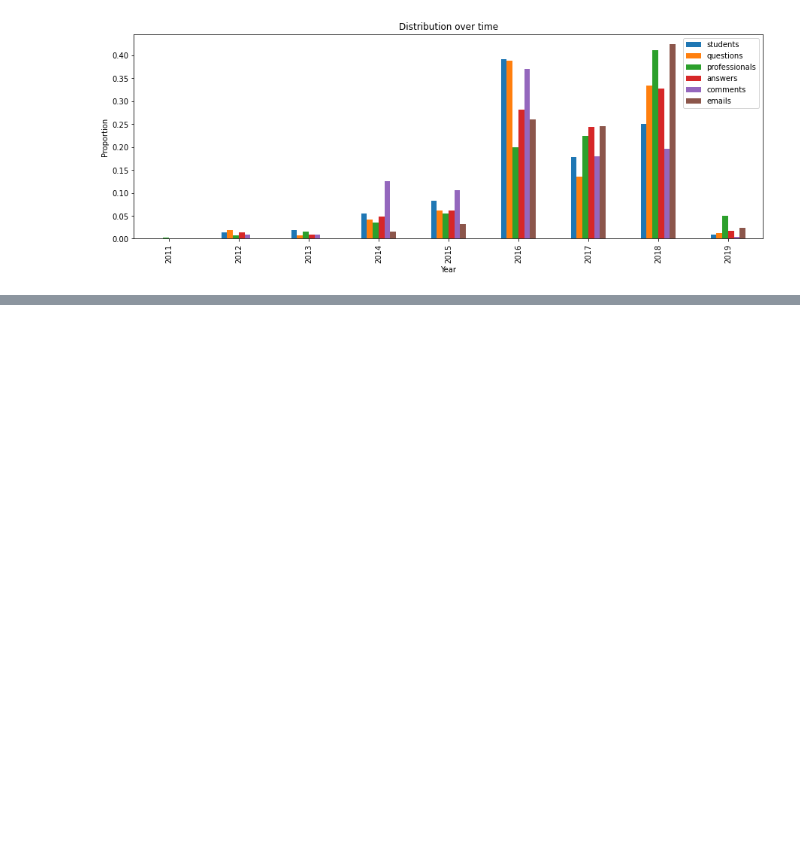
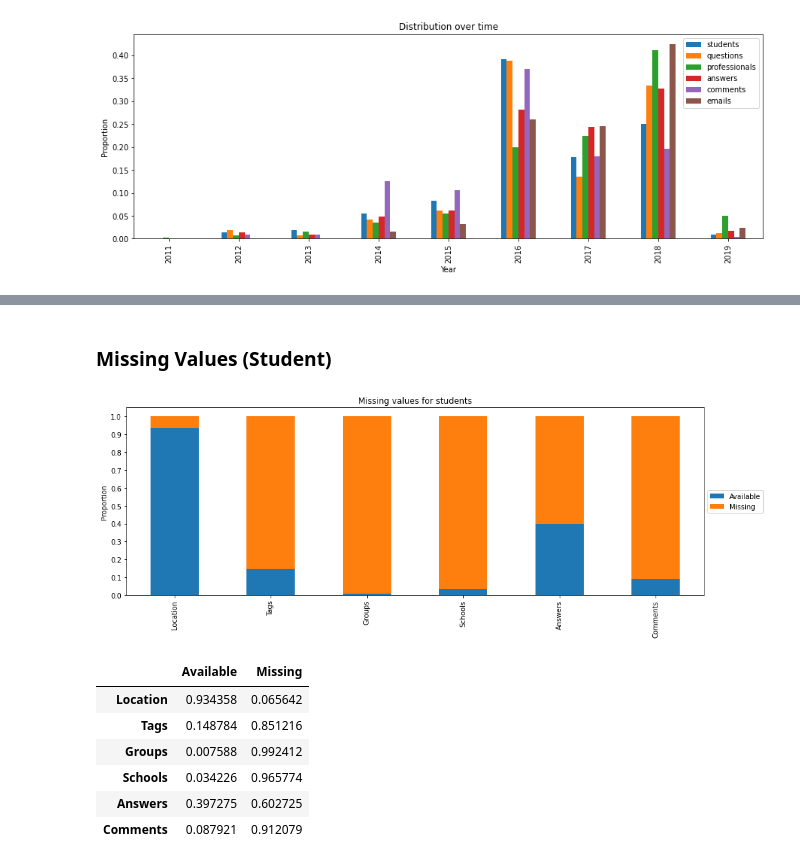
Before and after one commit to sayalidzambre/Learning, a Jupyter notebook: ML/Recommender/Recommender_System.ipynb, the cells around one changed output, grey strips where cells are left out. Cells and saved outputs as stored; diff of their text form; code cells hidden in the pictures; blank space fills up the shorter version.

```diff
--- a/ML/Recommender/Recommender_System.ipynb
+++ b/ML/Recommender/Recommender_System.ipynb
@@ -388,0 +458,45 @@ If we see after 2016 only data
+# %% [markdown]
+### Missing Values (Student)
+# %%
+temp = students[['students_location']].fillna('Missing')
+temp = temp.applymap(lambda x: x if x == 'Missing' else 'Available')
+plt_students_location = temp.groupby('students_location').size()/len(temp.index)
+
+plt_students_tags = tag_users['tag_users_user_id'].unique()
+plt_students_tags = students['students_id'].apply(lambda x: 'Available' if x in plt_students_tags else 'Missing').rename('students_tags')
+plt_students_tags = plt_students_tags.groupby(plt_students_tags).size()/len(plt_students_tags.index)
+plt_students_group = group_memberships['group_memberships_user_id'].unique()
+plt_students_group = students['students_id'].apply(lambda x: 'Available' if x in plt_students_group else 'Missing').rename('students_groups')
+plt_students_group = plt_students_group.groupby(plt_students_group).size()/len(plt_students_group.index)
+plt_students_school = school_memberships['school_memberships_user_id'].unique()
+plt_students_school = students['students_id'].apply(lambda x: 'Available' if x in plt_students_school else 'Missing').rename('students_schools')
+plt_students_school = plt_students_school.groupby(plt_students_school).size()/len(plt_students_school.index)
+
+temp = students[['students_questions_count', 'students_comments_count']]
+temp = temp.applymap(lambda x: 'Available' if x > 0 else 'Missing')
+plt_students_questions = temp.groupby('students_questions_count').size()/len(temp.index)
+plt_students_comments = temp.groupby('students_comments_count').size()/len(temp.index)
+
+plt_data = pd.DataFrame({'Location': plt_students_location,
+                        'Tags': plt_students_tags,
+                        'Groups': plt_students_group,
+                        'Schools': plt_students_school,
+                        'Answers': plt_students_questions,
+                        'Comments': plt_students_comments,})
+
+plt_data.T.plot(kind='bar', stacked=True, figsize=(15, 5))
+plt.ylabel('Proportion')
+plt.title('Missing values for students')
+plt.yticks(np.arange(0, 1.05, 0.1))
+plt.legend(loc='center left', bbox_to_anchor=(1, 0.5))
+plt.show()
+plt_data.T
+# %% [output]
+[figure, added]
+|  | Available | Missing |
+| Location | 0.934358 | 0.065642 |
+| Tags | 0.148784 | 0.851216 |
+| Groups | 0.007588 | 0.992412 |
+| Schools | 0.034226 | 0.965774 |
+| Answers | 0.397275 | 0.602725 |
+| Comments | 0.087921 | 0.912079 |
```
Also changed, not shown: parts of 36 cells of this notebook.
